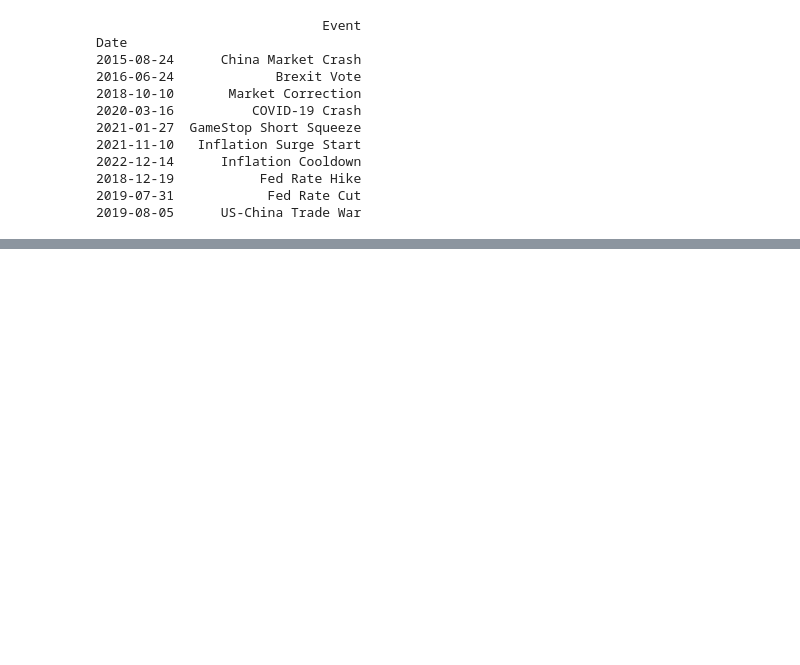
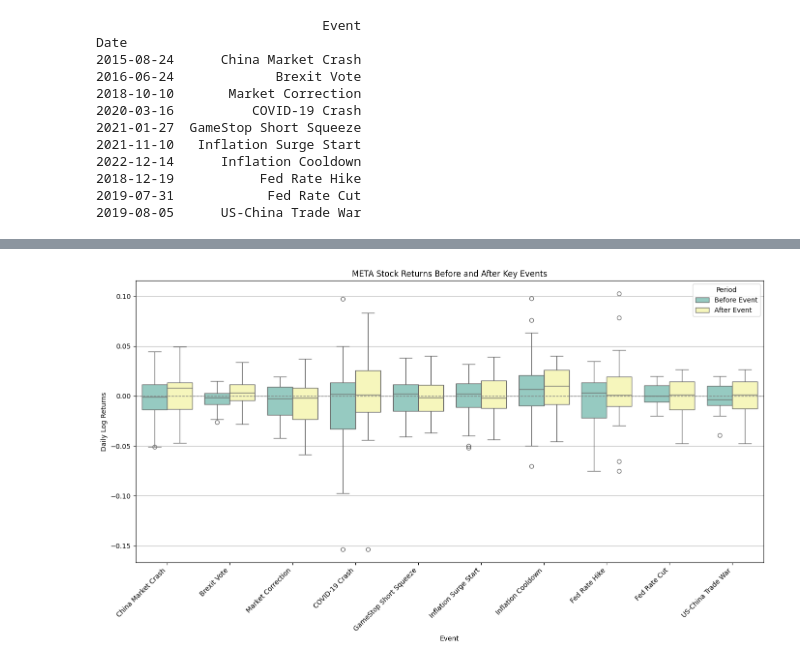
Before and after one commit to JahnaviPatel84/Stock-Analysis-Anomaly-Detection-and-Event-Impact, a Jupyter notebook: 3_Event_Based_Analysis.ipynb, the cells around one changed output, grey strips where cells are left out. Saved outputs shown, nothing was run; the diff lists cells and outputs as text; code cells hidden in the pictures; blank space fills up the shorter version.

```diff
--- a/3_Event_Based_Analysis.ipynb
+++ b/3_Event_Based_Analysis.ipynb
@@ -340,0 +148,36 @@ XOM: -0.00362
+# %%
+import matplotlib.pyplot as plt
+import seaborn as sns
+
+# Prepare data clearly
+meta_event_returns = []
+
+for event_date, event_row in events.iterrows():
+    pre_event_returns = data_returns.loc[:event_date].iloc[-30:]['META']
+    post_event_returns = data_returns.loc[event_date:].iloc[:30]['META']
+
+    # Create dataframe for clear visualization
+    meta_event_returns.append(pd.DataFrame({
+        'Returns': np.concatenate([pre_event_returns.values, post_event_returns.values]),
+        'Period': ['Before Event'] * 30 + ['After Event'] * 30,
+        'Event': event_row['Event']
+    }))
+
+# Concatenate data clearly
+all_meta_returns_df = pd.concat(meta_event_returns)
+
+# Plotting
+plt.figure(figsize=(14, 8))
+sns.boxplot(x='Event', y='Returns', hue='Period', data=all_meta_returns_df, palette='Set3')
+
+plt.title('META Stock Returns Before and After Key Events')
+plt.xlabel('Event')
+plt.ylabel('Daily Log Returns')
+plt.xticks(rotation=45, ha='right')
+plt.axhline(0, linestyle='--', color='grey', linewidth=1)
+plt.legend(title='Period')
+plt.tight_layout()
+plt.grid(axis='y')
+plt.show()
+# %% [output]
+[figure, added]
```
Also changed, not shown: parts of 17 cells of this notebook.
